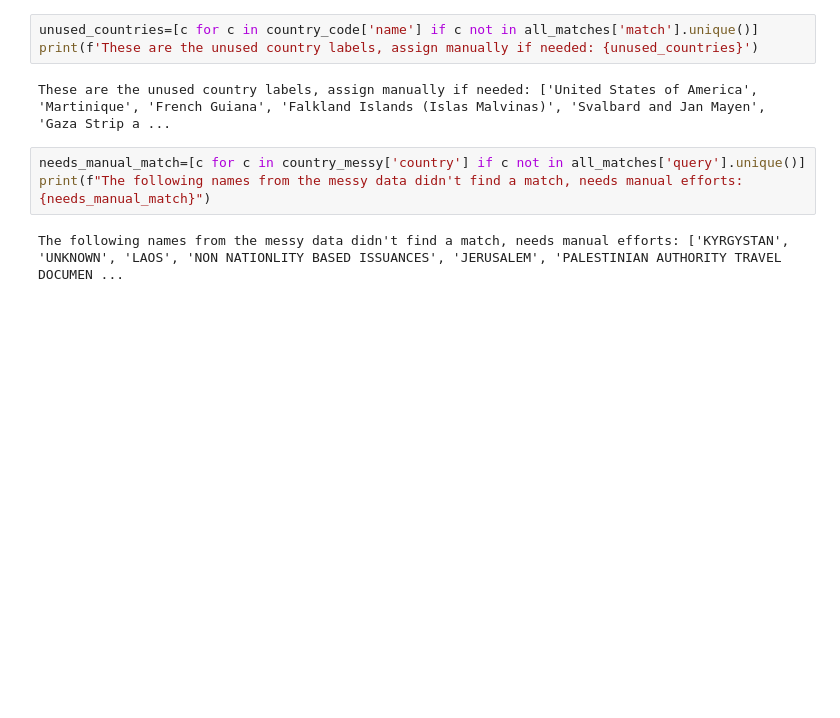
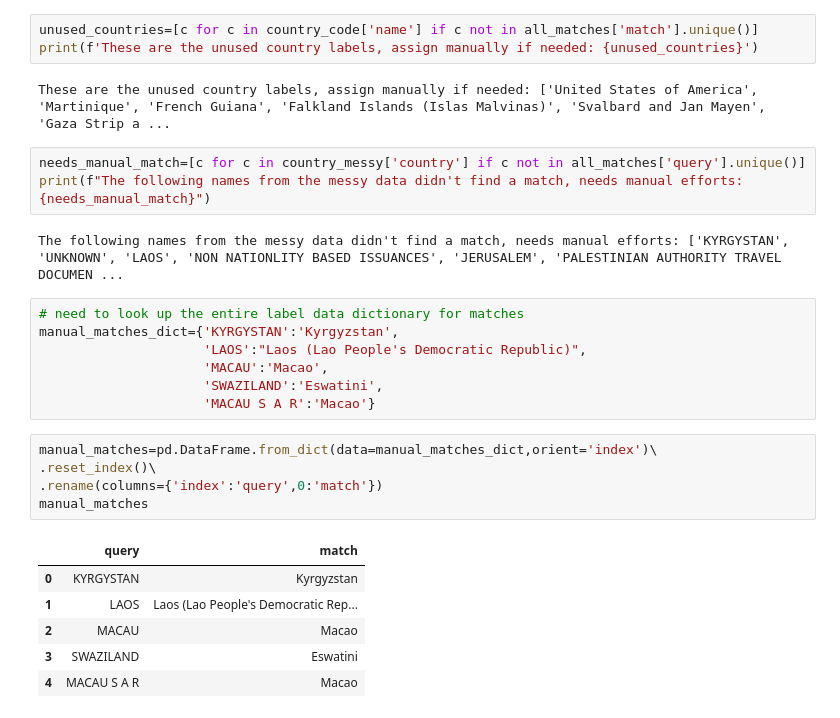
Before and after one commit to tiangenglu/automation, a Jupyter notebook: 2025-04-17_fuzzy_matching.ipynb, the cells around one changed output. Cells and saved outputs as stored; diff of their text form; blank space fills up the shorter version.

Commit message:
corrections and manual matches

```diff
--- a/2025-04-17_fuzzy_matching.ipynb
+++ b/2025-04-17_fuzzy_matching.ipynb
@@ -246,3 +264,22 @@ needs_manual_match=[c for c in country_messy['country'] if c not in all_matches[
 print(f"The following names from the messy data didn't find a match, needs manual efforts: {needs_manual_match}")
 # %% [output]
 The following names from the messy data didn't find a match, needs manual efforts: ['KYRGYSTAN', 'UNKNOWN', 'LAOS', 'NON NATIONLITY BASED ISSUANCES', 'JERUSALEM', 'PALESTINIAN AUTHORITY TRAVEL DOCUMEN ...
+# %%
+# need to look up the entire label data dictionary for matches
+manual_matches_dict={'KYRGYSTAN':'Kyrgyzstan',
+                     'LAOS':"Laos (Lao People's Democratic Republic)",
+                     'MACAU':'Macao',
+                     'SWAZILAND':'Eswatini',
+                     'MACAU S A R':'Macao'}
+# %%
+manual_matches=pd.DataFrame.from_dict(data=manual_matches_dict,orient='index')\
+.reset_index()\
+.rename(columns={'index':'query',0:'match'})
+manual_matches
+# %% [output]
+|  | query | match |
+| 0 | KYRGYSTAN | Kyrgyzstan |
+| 1 | LAOS | Laos (Lao People's Democratic Rep... |
+| 2 | MACAU | Macao |
+| 3 | SWAZILAND | Eswatini |
+| 4 | MACAU S A R | Macao |
```
Also changed, not shown: parts of 4 cells of this notebook.
